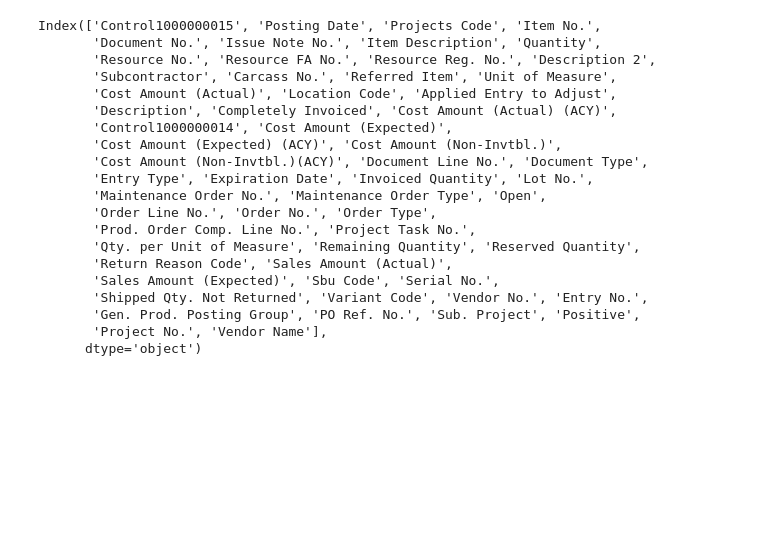
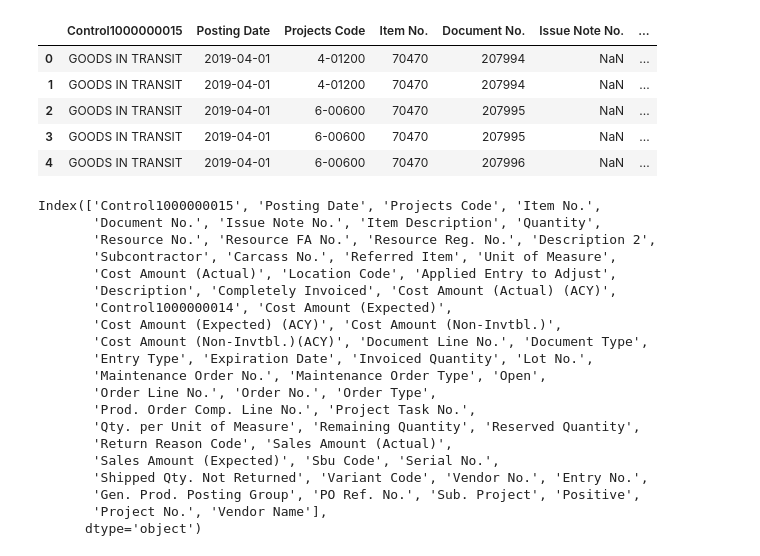
Before and after one commit to it21053528/Fiverr-Freelancing, a Jupyter notebook: anusha73k/forecast.ipynb, the cells around one changed output. Drawn from its saved outputs; the diff is of its cells as text; code cells hidden in the pictures; blank space fills up the shorter version.

```diff
--- a/anusha73k/forecast.ipynb
+++ b/anusha73k/forecast.ipynb
@@ -24,3 +4,13 @@ df
+# %%
+df = pd.read_csv("concatenated_data.csv",parse_dates=['Posting Date'])
+df.head()
+# %% [output]
+|  | Control1000000015 | Posting Date | Projects Code | Item No. | Document No. | Issue Note No. | ... |
+| 0 | GOODS IN TRANSIT | 2019-04-01 | 4-01200 | 70470 | 207994 | NaN | ... |
+| 1 | GOODS IN TRANSIT | 2019-04-01 | 4-01200 | 70470 | 207994 | NaN | ... |
+| 2 | GOODS IN TRANSIT | 2019-04-01 | 6-00600 | 70470 | 207995 | NaN | ... |
+| 3 | GOODS IN TRANSIT | 2019-04-01 | 6-00600 | 70470 | 207995 | NaN | ... |
+| 4 | GOODS IN TRANSIT | 2019-04-01 | 6-00600 | 70470 | 207996 | NaN | ... |
 # %%
 df.columns
 # %% [output]
```
Also changed, not shown: parts of 17 cells of this notebook, 4 other files.
